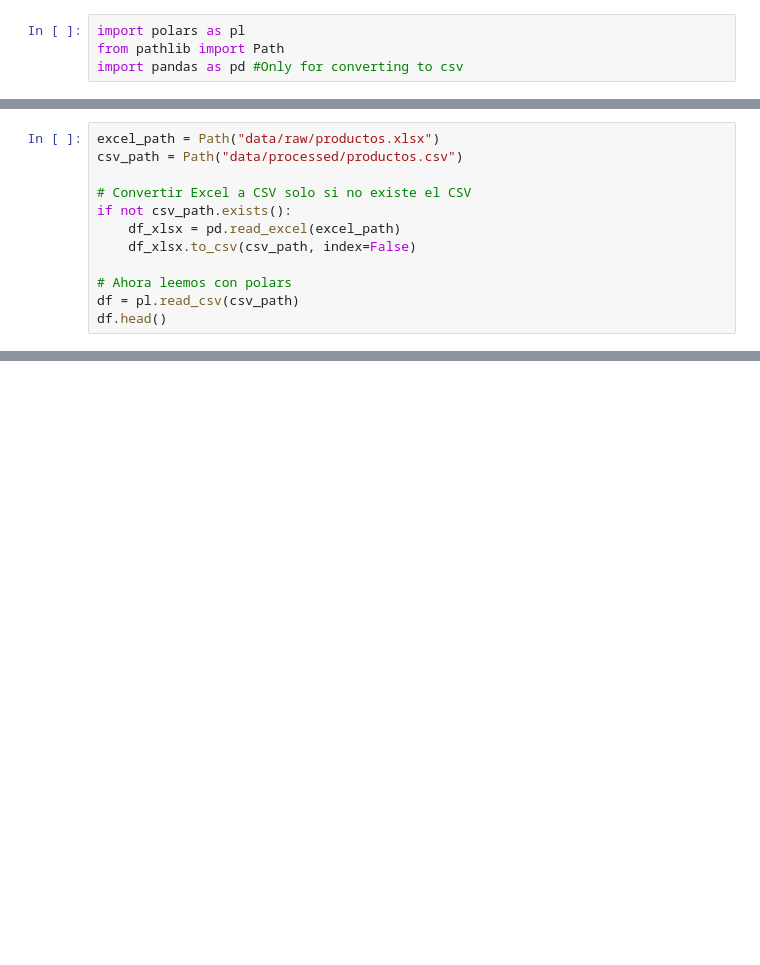
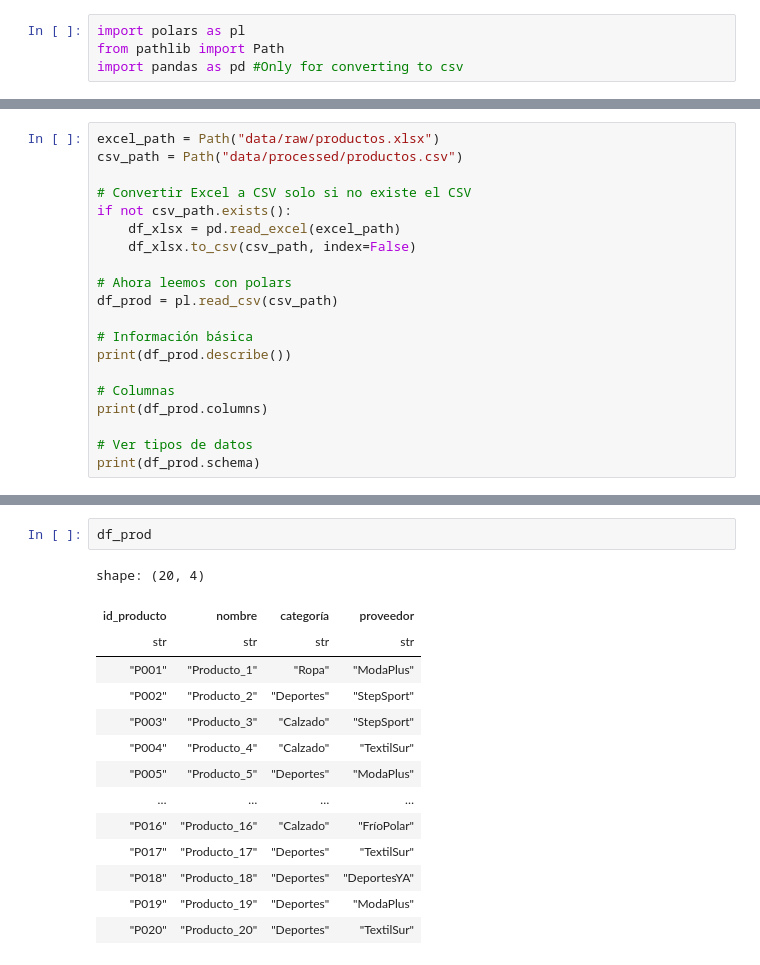
Before and after one commit to jiuno/ETL_project, a Jupyter notebook: eda.ipynb, the cells around one changed output, grey strips where cells are left out. Saved outputs shown, nothing was run; the diff lists cells and outputs as text; blank space fills up the shorter version.

```diff
--- a/eda.ipynb
+++ b/eda.ipynb
@@ -12,6 +14,14 @@ if not csv_path.exists():
     df_xlsx.to_csv(csv_path, index=False)
 
 # Ahora leemos con polars
-df = pl.read_csv(csv_path)
-df.head()
+df_prod = pl.read_csv(csv_path)
+
+# Información básica
+print(df_prod.describe())
+
+# Columnas
+print(df_prod.columns)
+
+# Ver tipos de datos
+print(df_prod.schema)
 # %% [output]
@@ -53,0 +238,17 @@ Schema([('id_producto', String), ('nombre', String), ('categoría', String), ('p
+# %%
+df_prod
+# %% [output]
+shape: (20, 4)
+| id_producto | nombre | categoría | proveedor |
+| str | str | str | str |
+| "P001" | "Producto_1" | "Ropa" | "ModaPlus" |
+| "P002" | "Producto_2" | "Deportes" | "StepSport" |
+| "P003" | "Producto_3" | "Calzado" | "StepSport" |
+| "P004" | "Producto_4" | "Calzado" | "TextilSur" |
+| "P005" | "Producto_5" | "Deportes" | "ModaPlus" |
+| … | … | … | … |
+| "P016" | "Producto_16" | "Calzado" | "FríoPolar" |
+| "P017" | "Producto_17" | "Deportes" | "TextilSur" |
+| "P018" | "Producto_18" | "Deportes" | "DeportesYA" |
+| "P019" | "Producto_19" | "Deportes" | "ModaPlus" |
+| "P020" | "Producto_20" | "Deportes" | "TextilSur" |
```
Also changed, not shown: parts of 14 cells of this notebook, 5 other files.
